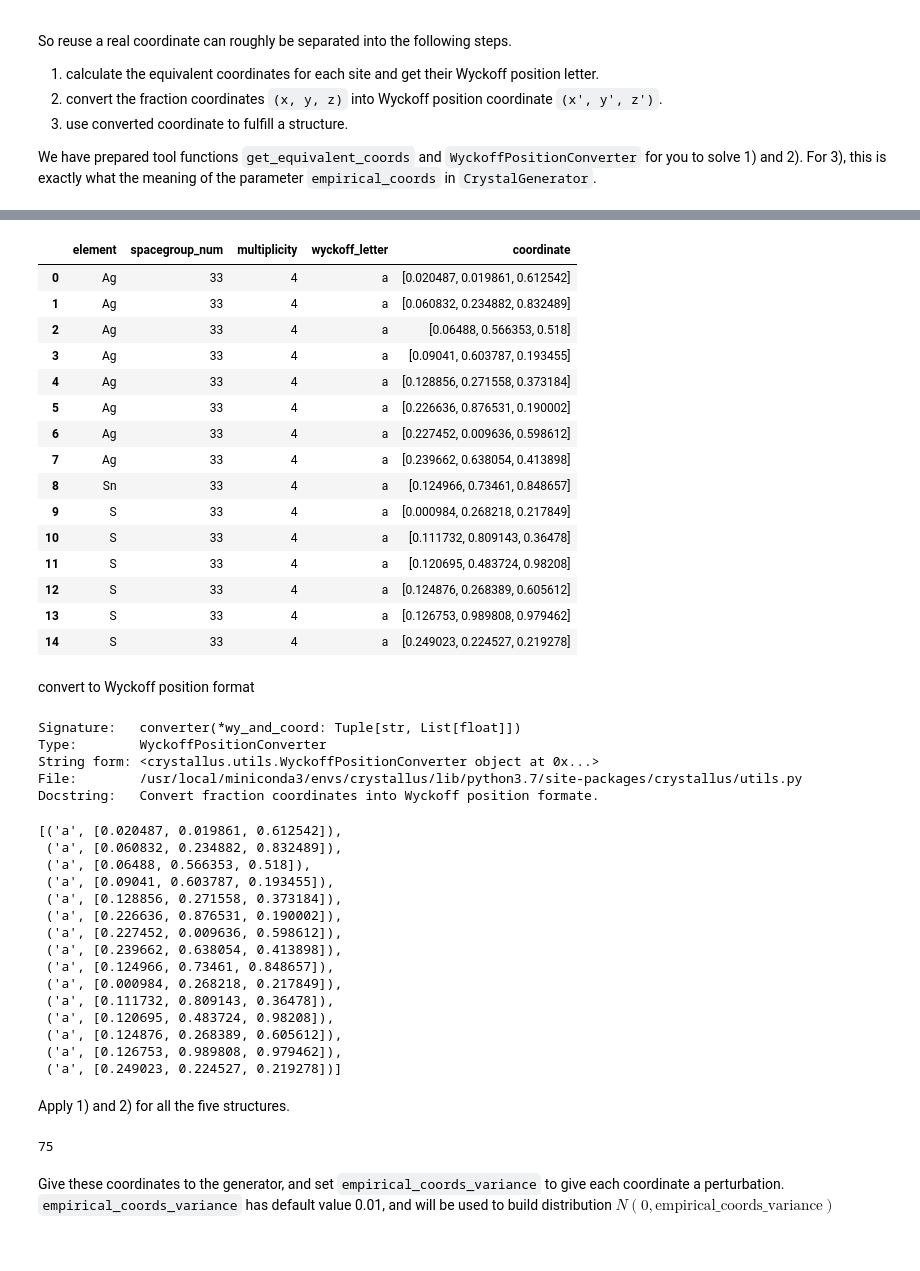
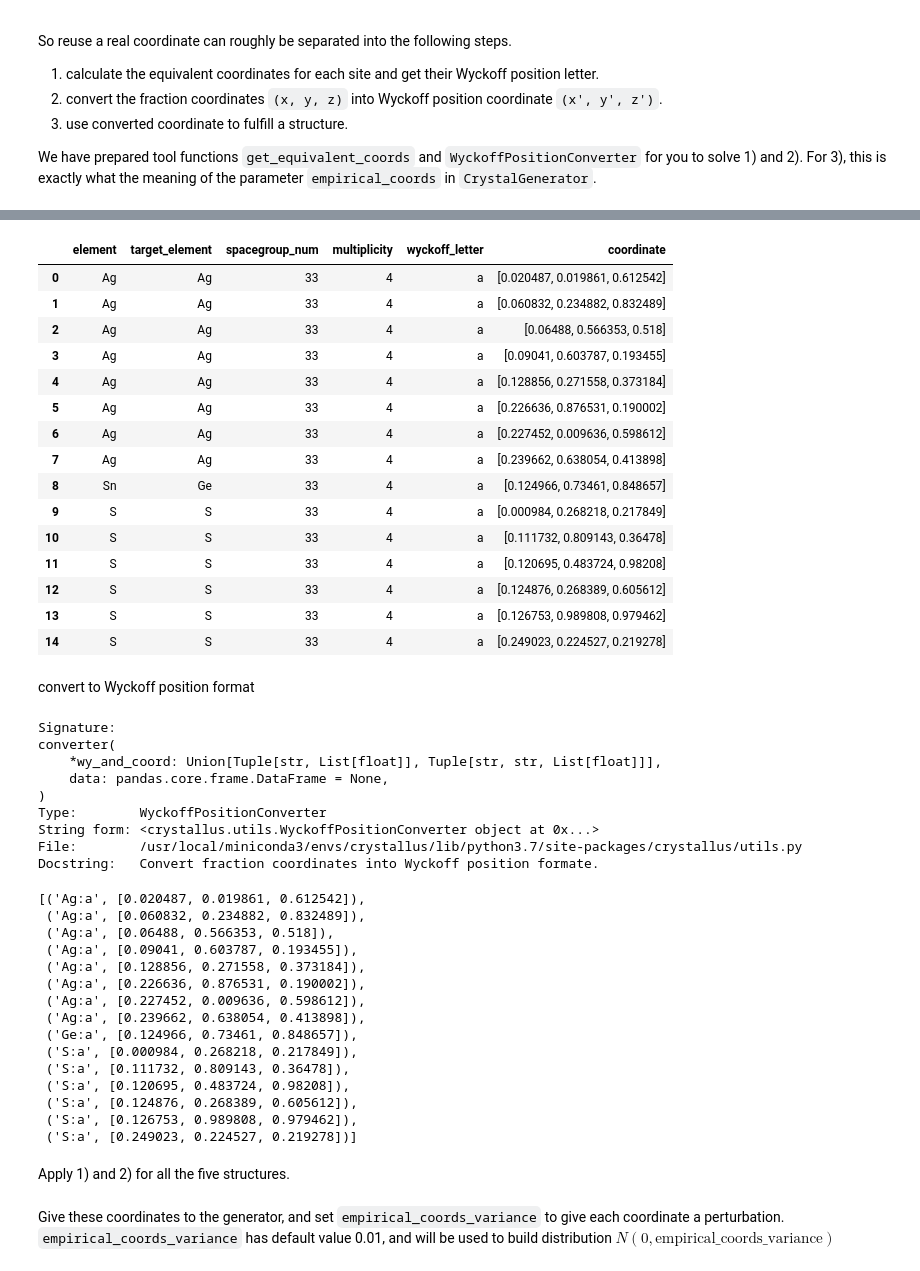
Before and after one commit to yoshida-lab/crystallus, a Jupyter notebook: examples/test_complicate_case.ipynb, the cells around one changed output, grey strips where cells are left out. Cells and saved outputs as stored; diff of their text form; code cells hidden in the pictures.

```diff
--- a/examples/test_complicate_case.ipynb
+++ b/examples/test_complicate_case.ipynb
@@ -195,25 +198,25 @@ DataFrame
 File:      /usr/local/miniconda3/envs/crystallus/lib/python3.7/site-packages/crystallus/utils.py
 Type:      function
 # %%
-equivalent_coords = get_equivalent_coords(ss[0])
+equivalent_coords = get_equivalent_coords(ss[0], Ag=32, Ge=4, S=24)
 equivalent_coords
 # %% [output]
-|  | element | spacegroup_num | multiplicity | wyckoff_letter | coordinate |
-| 0 | Ag | 33 | 4 | a | [0.020487, 0.019861, 0.612542] |
-| 1 | Ag | 33 | 4 | a | [0.060832, 0.234882, 0.832489] |
-| 2 | Ag | 33 | 4 | a | [0.06488, 0.566353, 0.518] |
-| 3 | Ag | 33 | 4 | a | [0.09041, 0.603787, 0.193455] |
-| 4 | Ag | 33 | 4 | a | [0.128856, 0.271558, 0.373184] |
-| 5 | Ag | 33 | 4 | a | [0.226636, 0.876531, 0.190002] |
-| 6 | Ag | 33 | 4 | a | [0.227452, 0.009636, 0.598612] |
-| 7 | Ag | 33 | 4 | a | [0.239662, 0.638054, 0.413898] |
-| 8 | Sn | 33 | 4 | a | [0.124966, 0.73461, 0.848657] |
-| 9 | S | 33 | 4 | a | [0.000984, 0.268218, 0.217849] |
-| 10 | S | 33 | 4 | a | [0.111732, 0.809143, 0.36478] |
-| 11 | S | 33 | 4 | a | [0.120695, 0.483724, 0.98208] |
-| 12 | S | 33 | 4 | a | [0.124876, 0.268389, 0.605612] |
-| 13 | S | 33 | 4 | a | [0.126753, 0.989808, 0.979462] |
-| 14 | S | 33 | 4 | a | [0.249023, 0.224527, 0.219278] |
+|  | element | target_element | spacegroup_num | multiplicity | wyckoff_letter | coordinate |
+| 0 | Ag | Ag | 33 | 4 | a | [0.020487, 0.019861, 0.612542] |
+| 1 | Ag | Ag | 33 | 4 | a | [0.060832, 0.234882, 0.832489] |
+| 2 | Ag | Ag | 33 | 4 | a | [0.06488, 0.566353, 0.518] |
+| 3 | Ag | Ag | 33 | 4 | a | [0.09041, 0.603787, 0.193455] |
+| 4 | Ag | Ag | 33 | 4 | a | [0.128856, 0.271558, 0.373184] |
+| 5 | Ag | Ag | 33 | 4 | a | [0.226636, 0.876531, 0.190002] |
+| 6 | Ag | Ag | 33 | 4 | a | [0.227452, 0.009636, 0.598612] |
+| 7 | Ag | Ag | 33 | 4 | a | [0.239662, 0.638054, 0.413898] |
+| 8 | Sn | Ge | 33 | 4 | a | [0.124966, 0.73461, 0.848657] |
+| 9 | S | S | 33 | 4 | a | [0.000984, 0.268218, 0.217849] |
+| 10 | S | S | 33 | 4 | a | [0.111732, 0.809143, 0.36478] |
+| 11 | S | S | 33 | 4 | a | [0.120695, 0.483724, 0.98208] |
+| 12 | S | S | 33 | 4 | a | [0.124876, 0.268389, 0.605612] |
+| 13 | S | S | 33 | 4 | a | [0.126753, 0.989808, 0.979462] |
+| 14 | S | S | 33 | 4 | a | [0.249023, 0.224527, 0.219278] |
 # %% [markdown]
 convert to Wyckoff position format
 # %%
@@ -221,38 +224,36 @@ spg_num = equivalent_coords.spacegroup_num[0]
 converter = WyckoffPositionConverter(spg_num)
 converter?
 # %% [output]
-Signature:   converter(*wy_and_coord: Tuple[str, List[float]])
+Signature:
+converter(
+    *wy_and_coord: Union[Tuple[str, List[float]], Tuple[str, str, List[float]]],
+    data: pandas.core.frame.DataFrame = None,
+)
 Type:        WyckoffPositionConverter
 String form: <crystallus.utils.WyckoffPositionConverter object at 0x...>
 File:        /usr/local/miniconda3/envs/crystallus/lib/python3.7/site-packages/crystallus/utils.py
 Docstring:   Convert fraction coordinates into Wyckoff position formate.
 # %%
-xyzs = converter(*equivalent_coords[['wyckoff_letter', 'coordinate']].iterrows())
+xyzs = converter(data=equivalent_coords[['target_element', 'wyckoff_letter', 'coordinate']])
 xyzs
 # %% [output]
-[('a', [0.020487, 0.019861, 0.612542]),
- ('a', [0.060832, 0.234882, 0.832489]),
- ('a', [0.06488, 0.566353, 0.518]),
- ('a', [0.09041, 0.603787, 0.193455]),
- ('a', [0.128856, 0.271558, 0.373184]),
- ('a', [0.226636, 0.876531, 0.190002]),
- ('a', [0.227452, 0.009636, 0.598612]),
- ('a', [0.239662, 0.638054, 0.413898]),
- ('a', [0.124966, 0.73461, 0.848657]),
- ('a', [0.000984, 0.268218, 0.217849]),
- ('a', [0.111732, 0.809143, 0.36478]),
- ('a', [0.120695, 0.483724, 0.98208]),
- ('a', [0.124876, 0.268389, 0.605612]),
- ('a', [0.126753, 0.989808, 0.979462]),
- ('a', [0.249023, 0.224527, 0.219278])]
+[('Ag:a', [0.020487, 0.019861, 0.612542]),
+ ('Ag:a', [0.060832, 0.234882, 0.832489]),
+ ('Ag:a', [0.06488, 0.566353, 0.518]),
+ ('Ag:a', [0.09041, 0.603787, 0.193455]),
+ ('Ag:a', [0.128856, 0.271558, 0.373184]),
+ ('Ag:a', [0.226636, 0.876531, 0.190002]),
+ ('Ag:a', [0.227452, 0.009636, 0.598612]),
+ ('Ag:a', [0.239662, 0.638054, 0.413898]),
+ ('Ge:a', [0.124966, 0.73461, 0.848657]),
+ ('S:a', [0.000984, 0.268218, 0.217849]),
+ ('S:a', [0.111732, 0.809143, 0.36478]),
+ ('S:a', [0.120695, 0.483724, 0.98208]),
+ ('S:a', [0.124876, 0.268389, 0.605612]),
+ ('S:a', [0.126753, 0.989808, 0.979462]),
+ ('S:a', [0.249023, 0.224527, 0.219278])]
 # %% [markdown]
 Apply 1) and 2) for all the five structures.
-# %%
-equivalent_coords =  pd.concat([get_equivalent_coords(s) for s in ss])
-xyzs = converter(*equivalent_coords[['wyckoff_letter', 'coordinate']].iterrows())
-len(xyzs)
-# %% [output]
-75
 # %% [markdown]
 Give these coordinates to the generator, and set `empirical_coords_variance` to give each coordinate a perturbation.
 `empirical_coords_variance` has default value 0.01, and will be used to build distribution $N(0, \textrm{empirical_coords_variance})$
```
Also changed, not shown: parts of 9 cells of this notebook, 1 other file.
